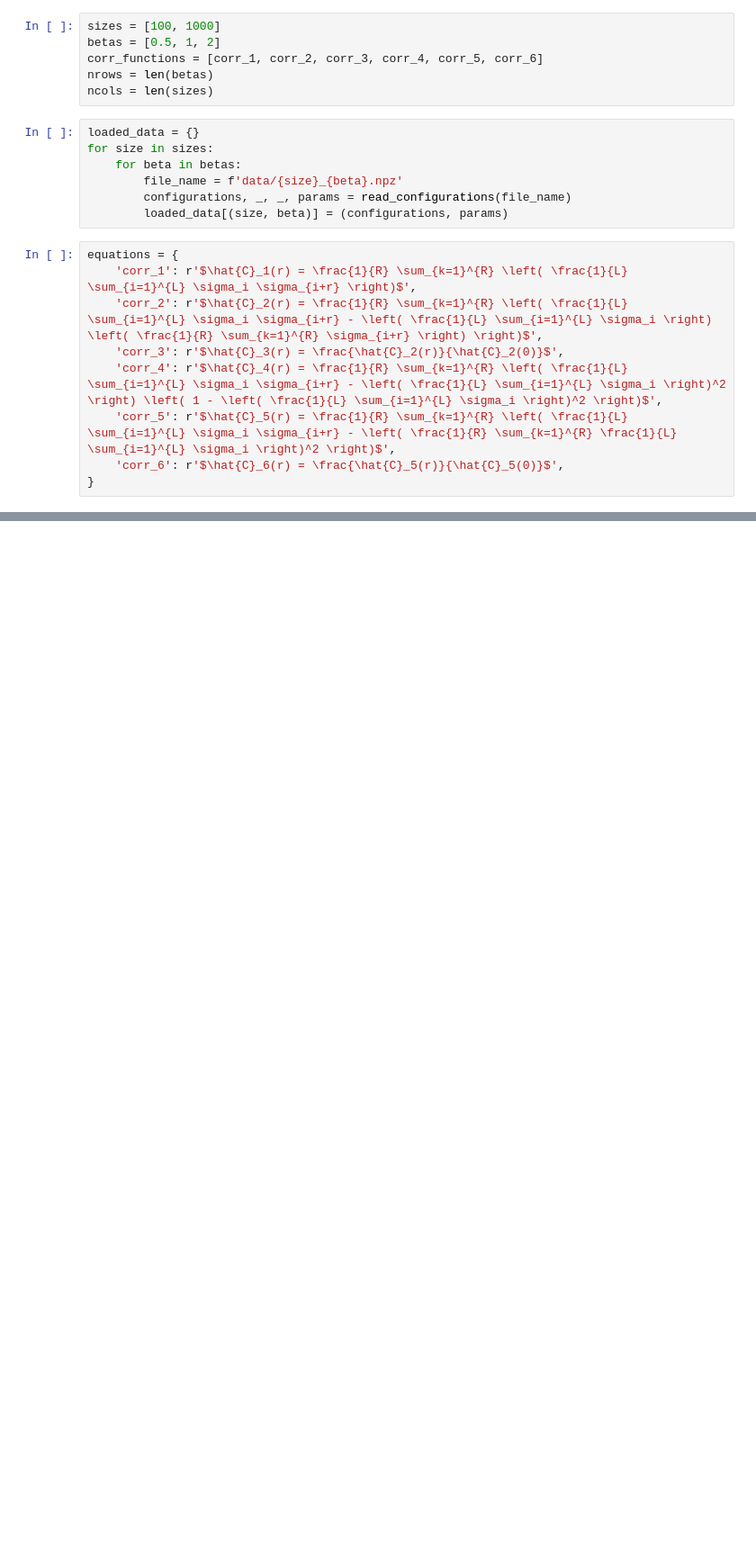
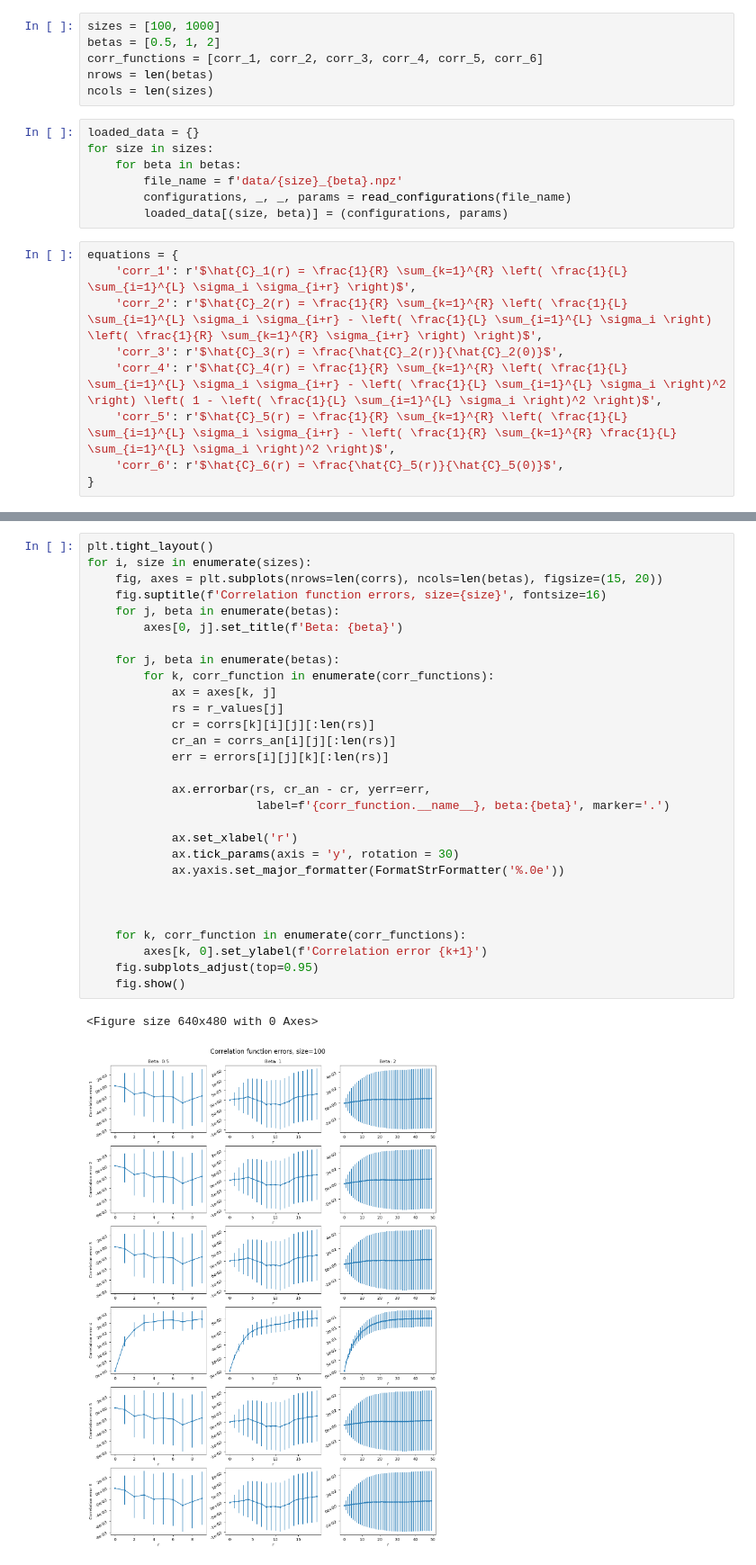
Before and after one commit to shivom-gupta/Thesis, a Jupyter notebook: corr_funcs.ipynb, the cells around one changed output, grey strips where cells are left out. Shown at 90% size. Drawn from its saved outputs; the diff is of its cells as text; blank space fills up the shorter version.

```diff
--- a/corr_funcs.ipynb
+++ b/corr_funcs.ipynb
@@ -90,0 +85,32 @@ for k, corr_function in enumerate(corr_functions):
+# %%
+plt.tight_layout()
+for i, size in enumerate(sizes):
+    fig, axes = plt.subplots(nrows=len(corrs), ncols=len(betas), figsize=(15, 20))
+    fig.suptitle(f'Correlation function errors, size={size}', fontsize=16)
+    for j, beta in enumerate(betas):
+        axes[0, j].set_title(f'Beta: {beta}')
+
+    for j, beta in enumerate(betas):
+        for k, corr_function in enumerate(corr_functions):
+            ax = axes[k, j]
+            rs = r_values[j]
+            cr = corrs[k][i][j][:len(rs)]
+            cr_an = corrs_an[i][j][:len(rs)]
+            err = errors[i][j][k][:len(rs)]
+
+            ax.errorbar(rs, cr_an - cr, yerr=err,
+                        label=f'{corr_function.__name__}, beta:{beta}', marker='.')
+
+            ax.set_xlabel('r')
+            ax.tick_params(axis = 'y', rotation = 30)
+            ax.yaxis.set_major_formatter(FormatStrFormatter('%.0e'))
+
+
+
+    for k, corr_function in enumerate(corr_functions):
+        axes[k, 0].set_ylabel(f'Correlation error {k+1}')
+    fig.subplots_adjust(top=0.95)
+    fig.show()
+# %% [output]
+<Figure size 640x480 with 0 Axes>
+[figure, added]
```
Also changed, not shown: parts of 10 cells of this notebook, 26 other files.
